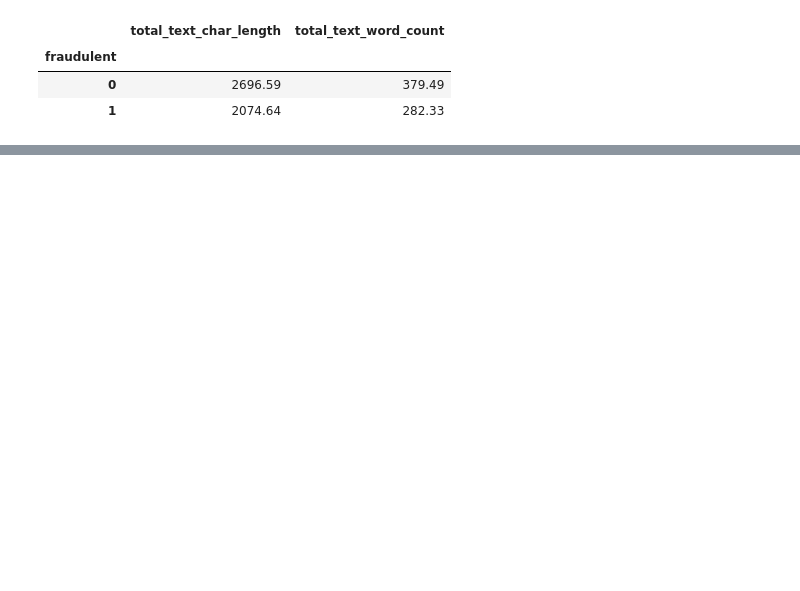
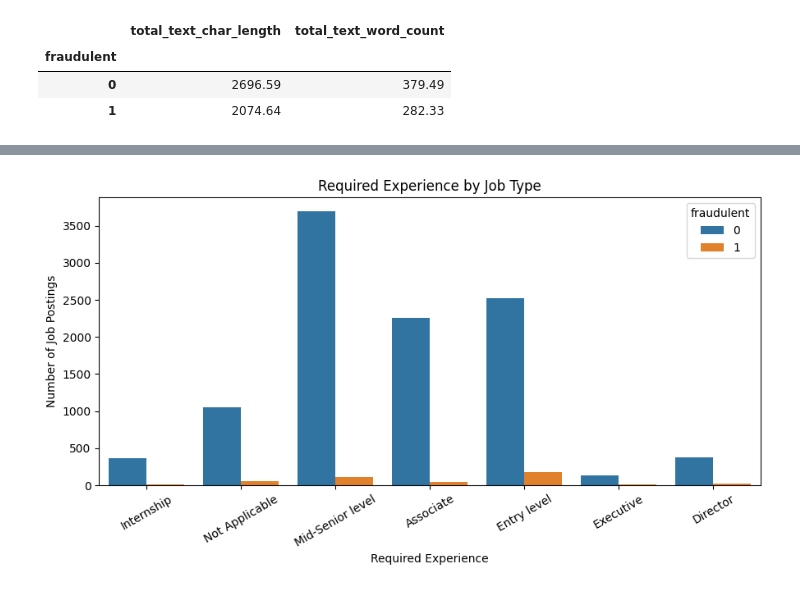
Before and after one commit to 1415-kunal/Fake_Job_Posting_Detection_System, a Jupyter notebook: Notebooks/01_dataset_inspection.ipynb, the cells around one changed output, grey strips where cells are left out. Cells and saved outputs as stored; diff of their text form; code cells hidden in the pictures; blank space fills up the shorter version.

```diff
--- a/Notebooks/01_dataset_inspection.ipynb
+++ b/Notebooks/01_dataset_inspection.ipynb
@@ -461,0 +545,17 @@ df.groupby("fraudulent")[
+# %%
+plt.figure(figsize=(9, 5))
+
+sns.countplot(
+    data=df,
+    x="required_experience",
+    hue="fraudulent"
+)
+
+plt.title("Required Experience by Job Type")
+plt.xlabel("Required Experience")
+plt.ylabel("Number of Job Postings")
+plt.xticks(rotation=30)
+plt.tight_layout()
+plt.show()
+# %% [output]
+[figure, added]
```
Also changed, not shown: parts of 33 cells of this notebook.
